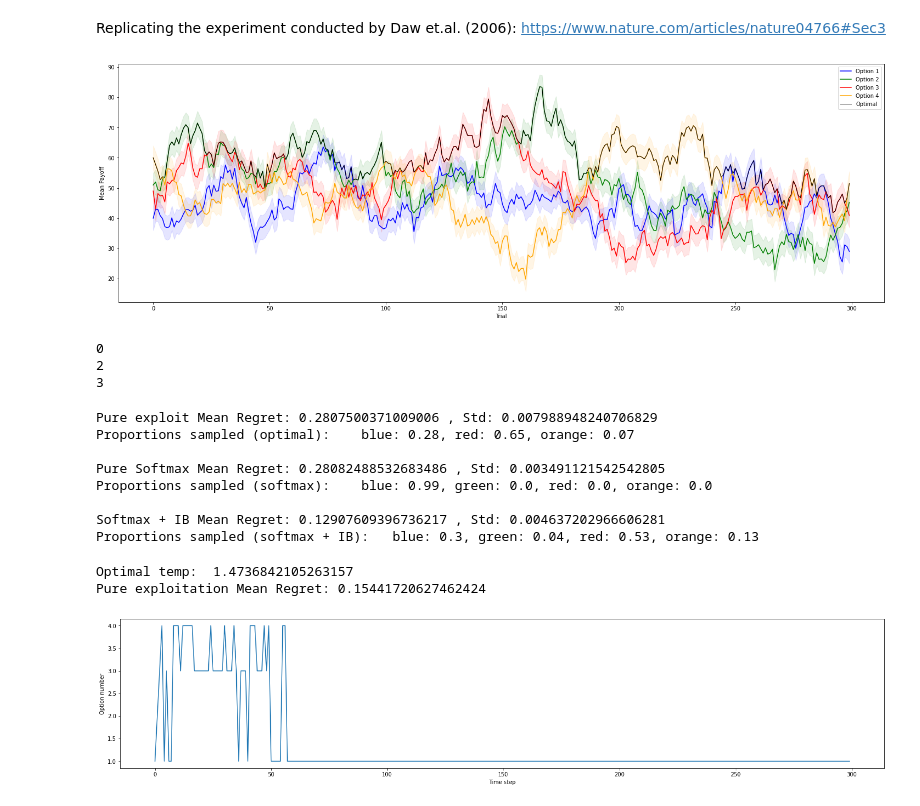
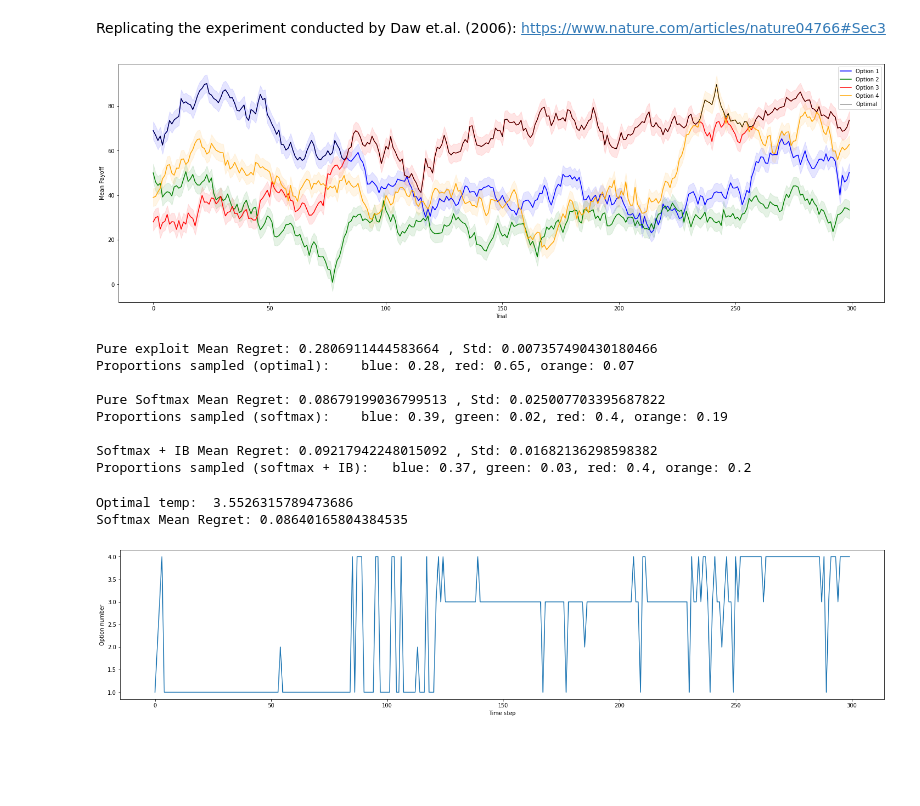
Before and after one commit to exie1/Complex-systems-EE, a Jupyter notebook: multiArmBandit_dynamic.ipynb, the cells around one changed output. Cells and saved outputs as stored; diff of their text form; code cells hidden in the pictures; blank space fills up the shorter version.

Commit message:
Param optimisation
- ^
- Also added regret histogram for both methods

```diff
--- a/multiArmBandit_dynamic.ipynb
+++ b/multiArmBandit_dynamic.ipynb
@@ -51,7 +51,7 @@ class Bandits:
             scores[:,t] = self.sample(payoff[chosen,t])
         return np.sum(scores,1)
 
-    def softmax(self,payoff,temp,trials):
+    def softmax(self,payoff,temp,rec,trials):
         scores = np.zeros([trials,self.time])
         history = {idx: np.zeros([trials,self.time]) for idx in range(4)}
         history_choices = np.zeros([trials,self.time])
@@ -65,13 +65,14 @@ class Bandits:
             chosen = (np.random.rand(len(weights),1) < weights.cumsum(axis=1)).argmax(axis=1)      # Selecting from probabilities
             scores[:,t] = self.sample(payoff[chosen,t])
             for i,c in enumerate(chosen):   # Updating history with scores
+                history[c][i,:] = history[c][i,:] * rec     # Multiply in recent information bias for chosen option
                 history[c][i,t] = scores[i,t]
             history_choices[:,t] = chosen
-            for option in history:      # Multiplying in recent information bias: Performance decreases?
-                history[option] = history[option] * 0.995
+            # for option in history:      # Multiplying in recent information bias: Performance decreases?
+            #     history[option] = history[option] * rec
         return np.sum(scores,1),history_choices, history
 
-    def softmax_uncertainty(self,payoff,temp,n,trials):
+    def softmax_uncertainty(self,payoff,temp,rec,n,trials):
         # Initialising scores and recording structures
         scores = np.zeros([trials,self.time])
         history = {idx: np.zeros([trials,self.time]) for idx in range(4)}
@@ -93,29 +94,30 @@ class Bandits:
             chosen = (np.random.rand(len(weights),1) < weights.cumsum(axis=1)).argmax(axis=1)      # Selecting from probabilities
             scores[:,t] = self.sample(payoff[chosen,t])
             for i,c in enumerate(chosen):
+                history[c][i,:] = history[c][i,:] * rec     # Multiply in recent information bias for chosen option
                 history[c][i,t] = scores[i,t]
             history_choices[:,t] = chosen
         return np.sum(scores,1),history_choices
 # %%
 total_time = 300
 simu = Bandits(total_time)
 # payoffs = simu.genMeans(15)
 # np.savetxt('payoffs.csv',payoffs,delimiter=',')
-payoffs = np.genfromtxt('payoffs_noisy2.csv',delimiter=',')
+payoffs = np.genfromtxt('payoffs4.csv',delimiter=',')
 [_, optimal_scores,_] = simu.findRegret(payoffs,0)
 
 
 # Plotting payoff distribution with 1 SD error range + optimal picking overlaid
 fig,ax = plt.subplots(figsize=(25,8))
 colors = ['blue','green','red','orange']
 for i in range(len(payoffs)):
     plt.plot(range(total_time),payoffs[i,:], color=colors[i], label='Option '+str(i+1))
     plt.fill_between(range(total_time),payoffs[i,:]-simu.sigma, payoffs[i,:]+simu.sigma,color=colors[i],alpha=0.1)
 plt.plot(range(total_time),optimal_scores,linewidth=1, color='black', label='Optimal')        # Plotting optimal score
 
 plt.xlabel('Trial')
 plt.ylabel('Mean Payoff')
 plt.legend()
 plt.show()
 # %% [output]
-[figure, old version]
+[figure, new version]
@@ -124,10 +124,3 @@ np.savetxt('payoffs4.csv',payoffs,delimiter=',')
-# %%
-for i in unique.astype(int):
-    print(i)
-# %% [output]
-0
-2
-3
 # %%
 exploit_reward = simu.exploit(payoffs,10000)
 [exploit_regret, _, optimal_choices] = simu.findRegret(payoffs,exploit_reward)
@@ -135,33 +128,33 @@ print('Pure exploit Mean Regret: %s'% np.mean(exploit_regret),', Std: %s'% np.st
 unique, counts = np.unique(optimal_choices, return_counts = True)
 print('Proportions sampled (optimal):   ',(', ').join([colors[int(unique[i])] +': '+str(round(counts[i]/sum(counts),2)) for i in range(len(counts))])+'\n')
 
-softmax_reward, softmax_choices,softmax_history = simu.softmax(payoffs,0.5,1000)
+softmax_reward, softmax_choices,softmax_history = simu.softmax(payoffs,3.55,0.99,10000)
 [softmax_regret, _, _] = simu.findRegret(payoffs,softmax_reward)
 print('Pure Softmax Mean Regret: %s'% np.mean(softmax_regret),', Std: %s'% np.std(softmax_regret))
 unique, counts = np.unique(softmax_choices, return_counts = True)
 print('Proportions sampled (softmax):   ',(', ').join([colors[int(unique[i])] +': '+str(round(counts[i]/sum(counts),2)) for i in range(len(counts))])+'\n')
 
-softmaxU_reward, softmaxU_choices = simu.softmax_uncertainty(payoffs,2,1,1000)
+softmaxU_reward, softmaxU_choices = simu.softmax_uncertainty(payoffs,4,0.01,0.99,1000)
 [softmaxU_regret, _, _] = simu.findRegret(payoffs,softmaxU_reward)
 print('Softmax + IB Mean Regret: %s'% np.mean(softmaxU_regret),', Std: %s'% np.std(softmaxU_regret))
 unique, counts = np.unique(softmaxU_choices, return_counts = True)
 print('Proportions sampled (softmax + IB):  ',(', ').join([colors[int(unique[i])] +': '+str(round(counts[i]/sum(counts),2)) for i in range(len(counts))])+'\n')
 # IB is marginally better for payoffs requiring more exploration, and is much worse for payoffs requiring more exploitation
 # %% [output]
-Pure exploit Mean Regret: 0.2807500371009006 , Std: 0.007988948240706829
+Pure exploit Mean Regret: 0.2806911444583664 , Std: 0.007357490430180466
 Proportions sampled (optimal):    blue: 0.28, red: 0.65, orange: 0.07
 
-Pure Softmax Mean Regret: 0.28082488532683486 , Std: 0.003491121542542805
-Proportions sampled (softmax):    blue: 0.99, green: 0.0, red: 0.0, orange: 0.0
+Pure Softmax Mean Regret: 0.08679199036799513 , Std: 0.025007703395687822
+Proportions sampled (softmax):    blue: 0.39, green: 0.02, red: 0.4, orange: 0.19
 
-Softmax + IB Mean Regret: 0.12907609396736217 , Std: 0.004637202966606281
-Proportions sampled (softmax + IB):   blue: 0.3, green: 0.04, red: 0.53, orange: 0.13
+Softmax + IB Mean Regret: 0.09217942248015092 , Std: 0.01682136298598382
+Proportions sampled (softmax + IB):   blue: 0.37, green: 0.03, red: 0.4, orange: 0.2
 # %%
 # Optimise temperature selection
 regret_list = np.zeros(20)
-temps = np.linspace(1,3,20)
+temps = np.linspace(3.5,4,20)
 for i in range(20):
-    softmax_reward, softmax_choices = simu.softmax(payoffs,temps[i],1000)
+    softmax_reward, softmax_choices,_ = simu.softmax(payoffs,temps[i],0.99,10000)
     [softmax_regret, _,_] = simu.findRegret(payoffs,softmax_reward)
     unique, counts = np.unique(softmax_choices, return_counts = True)
     regret_list[i] = np.mean(softmax_regret)
@@ -169,14 +162,14 @@ optimal_temp = temps[np.argmin(regret_list)]
 print('Optimal temp: ', optimal_temp)
 print('Softmax Mean Regret: %s'% regret_list[np.argmin(regret_list)]) # 3.2632: 0.1223
 # %% [output]
-Optimal temp:  1.4736842105263157
-Pure exploitation Mean Regret: 0.15441720627462424
+Optimal temp:  3.5526315789473686
+Softmax Mean Regret: 0.08640165804384535
 # %%
 fig,ax = plt.subplots(figsize=(25,5))
-trial = 0
+trial = 100
 plt.plot(softmax_choices[trial,:]+1) # getting into range 1,2,3,4
 plt.xlabel('Time step')
 plt.ylabel('Option number')
 plt.show()
 # %% [output]
-[figure, old version]
+[figure, new version]
```
Also changed, not shown: parts of 3 cells of this notebook, 2 other files.
